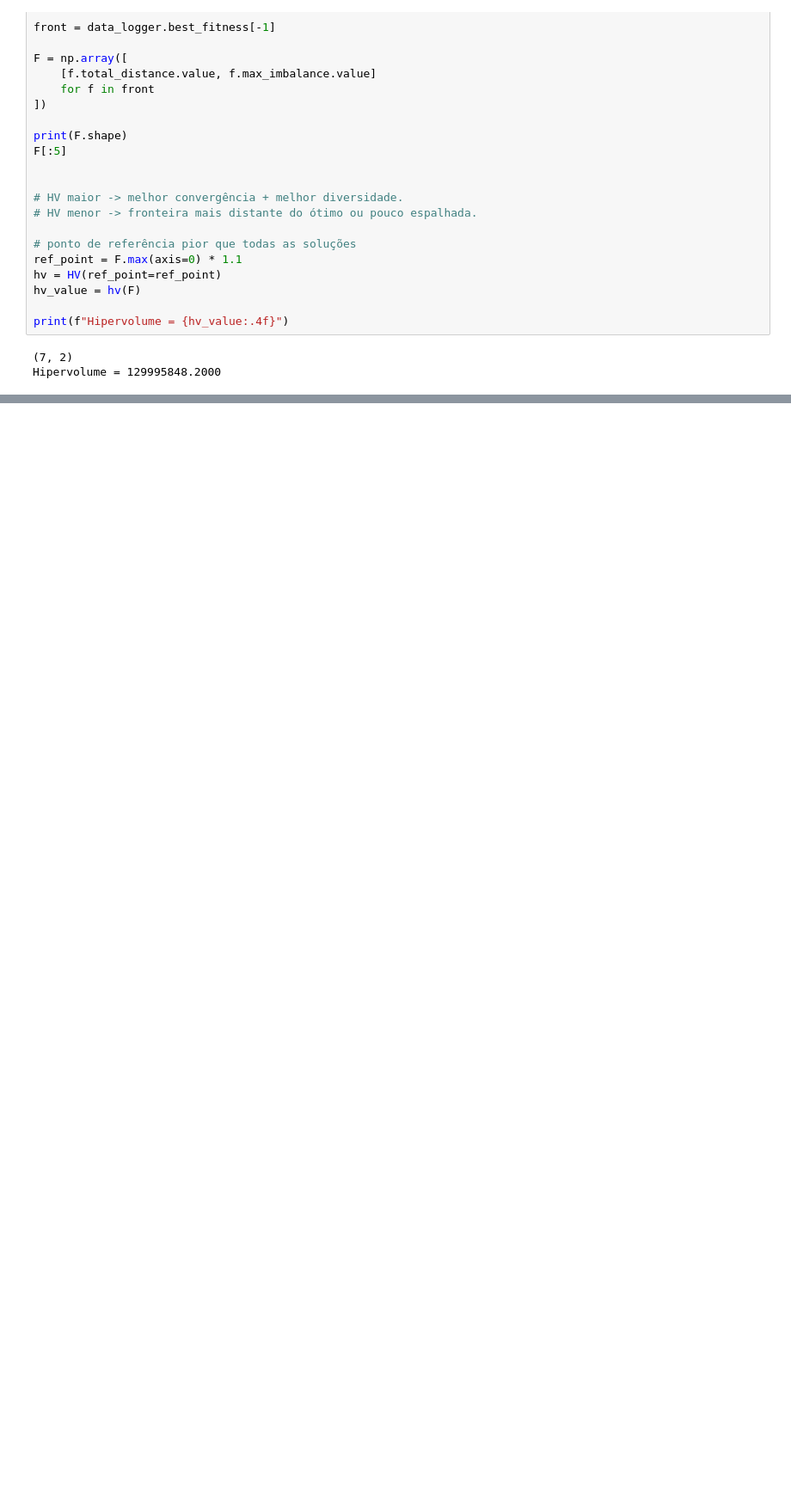
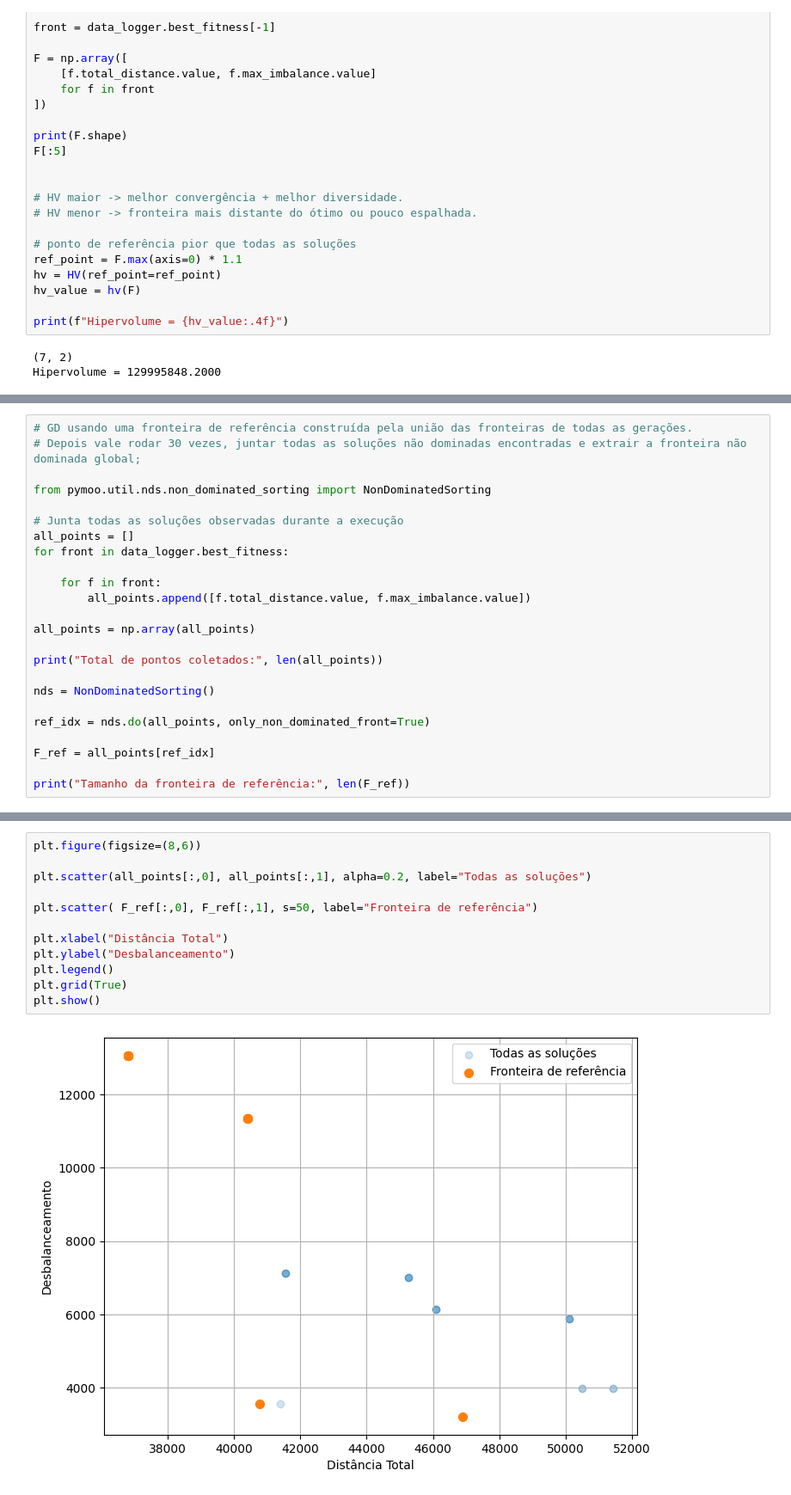
Before and after one commit to gbonanato/comp_ev_group_F, a Jupyter notebook: notebooks/TF/VRP_NSGAII.ipynb, the cells around one changed output, grey strips where cells are left out. Shown at 86% size. Cells and saved outputs as stored; diff of their text form; blank space fills up the shorter version.

```diff
--- a/notebooks/TF/VRP_NSGAII.ipynb
+++ b/notebooks/TF/VRP_NSGAII.ipynb
@@ -261,0 +314,24 @@ Hipervolume = 129995848.2000
+# %%
+# GD usando uma fronteira de referência construída pela união das fronteiras de todas as gerações.
+# Depois vale rodar 30 vezes, juntar todas as soluções não dominadas encontradas e extrair a fronteira não dominada global;
+
+from pymoo.util.nds.non_dominated_sorting import NonDominatedSorting
+
+# Junta todas as soluções observadas durante a execução
+all_points = []
+for front in data_logger.best_fitness:
+
+    for f in front:
+        all_points.append([f.total_distance.value, f.max_imbalance.value])
+
+all_points = np.array(all_points)
+
+print("Total de pontos coletados:", len(all_points))
+
+nds = NonDominatedSorting()
+
+ref_idx = nds.do(all_points, only_non_dominated_front=True)
+
+F_ref = all_points[ref_idx]
+
+print("Tamanho da fronteira de referência:", len(F_ref))
@@ -261,0 +341,14 @@ Hipervolume = 129995848.2000
+# %%
+plt.figure(figsize=(8,6))
+
+plt.scatter(all_points[:,0], all_points[:,1], alpha=0.2, label="Todas as soluções")
+
+plt.scatter( F_ref[:,0], F_ref[:,1], s=50, label="Fronteira de referência")
+
+plt.xlabel("Distância Total")
+plt.ylabel("Desbalanceamento")
+plt.legend()
+plt.grid(True)
+plt.show()
+# %% [output]
+[figure, added]
```
Also changed, not shown: parts of 11 cells of this notebook.
